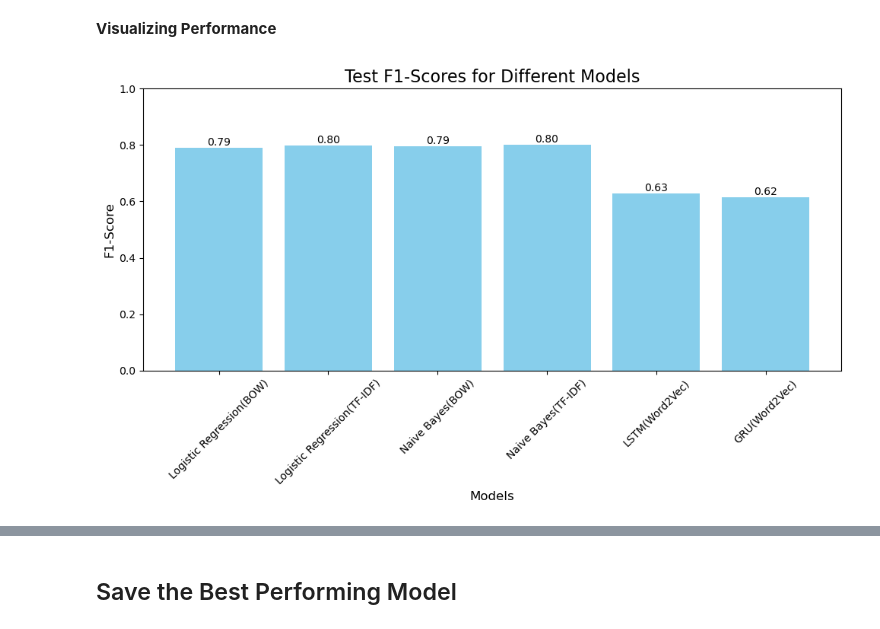
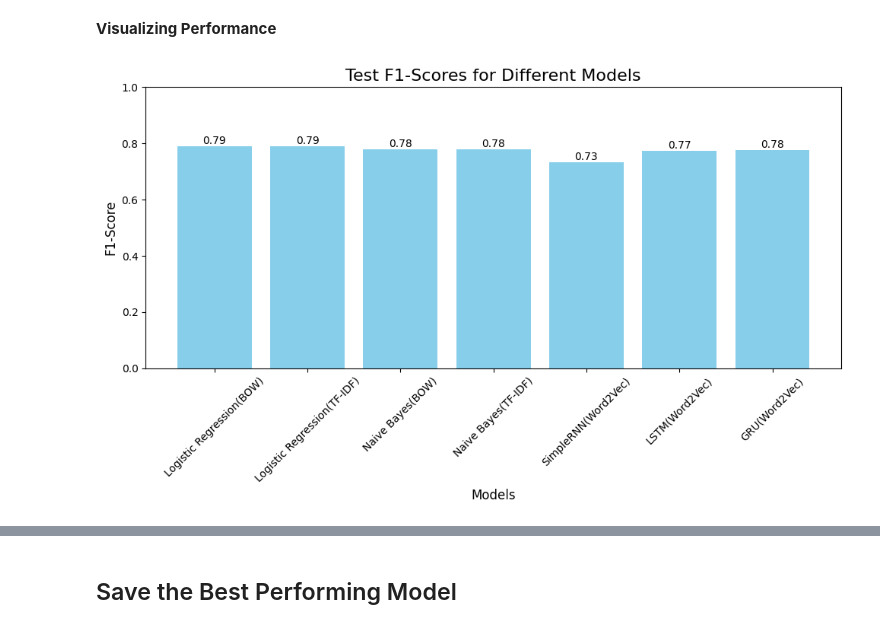
Before and after one commit to Shanmukhi1920/Text-Classification, a Jupyter notebook: notebooks/disaster-tweets.ipynb, the cells around one changed output, grey strips where cells are left out. Cells and saved outputs as stored; diff of their text form; code cells hidden in the pictures.

```diff
--- a/notebooks/disaster-tweets.ipynb
+++ b/notebooks/disaster-tweets.ipynb
@@ -974,31 +1116,31 @@ Submitting to Kaggle competition yielded a score of 0.61507
 **Visualizing Performance**
 # %%
 # Data
-models = ['Logistic Regression(BOW)', 'Logistic Regression(TF-IDF)', 'Naive Bayes(BOW)', 'Naive Bayes(TF-IDF)','LSTM(Word2Vec)','GRU(Word2Vec)']
-f1_scores = [0.79037, 0.79834, 0.79497, 0.79987, 0.62917, 0.61507]
+models = ['Logistic Regression(BOW)', 'Logistic Regression(TF-IDF)', 'Naive Bayes(BOW)', 'Naive Bayes(TF-IDF)','SimpleRNN(Word2Vec)','LSTM(Word2Vec)','GRU(Word2Vec)']
+f1_scores = [0.78853, 0.79007, 0.77934, 0.77873, 0.73214, 0.77382, 0.77536]
 
 # Create the plot
 plt.figure(figsize=(10, 6))
 bars = plt.bar(models, f1_scores, color='skyblue')
 
 # Customize the plot
 plt.title('Test F1-Scores for Different Models', fontsize=16)
 plt.xlabel('Models', fontsize=12)
 plt.ylabel('F1-Score', fontsize=12)
 plt.ylim(0, 1)  # F1-score range is 0 to 1
 plt.xticks(rotation=45)
 
 # Add value labels on top of each bar
 for bar in bars:
     height = bar.get_height()
     plt.text(bar.get_x() + bar.get_width()/2., height,
              f'{height:.2f}',
              ha='center', va='bottom')
 
 
 plt.tight_layout()
 
 # Show the plot
 plt.show()
 # %% [output]
-[figure, old version]
+[figure, new version]
```
Also changed, not shown: parts of 81 cells of this notebook.
